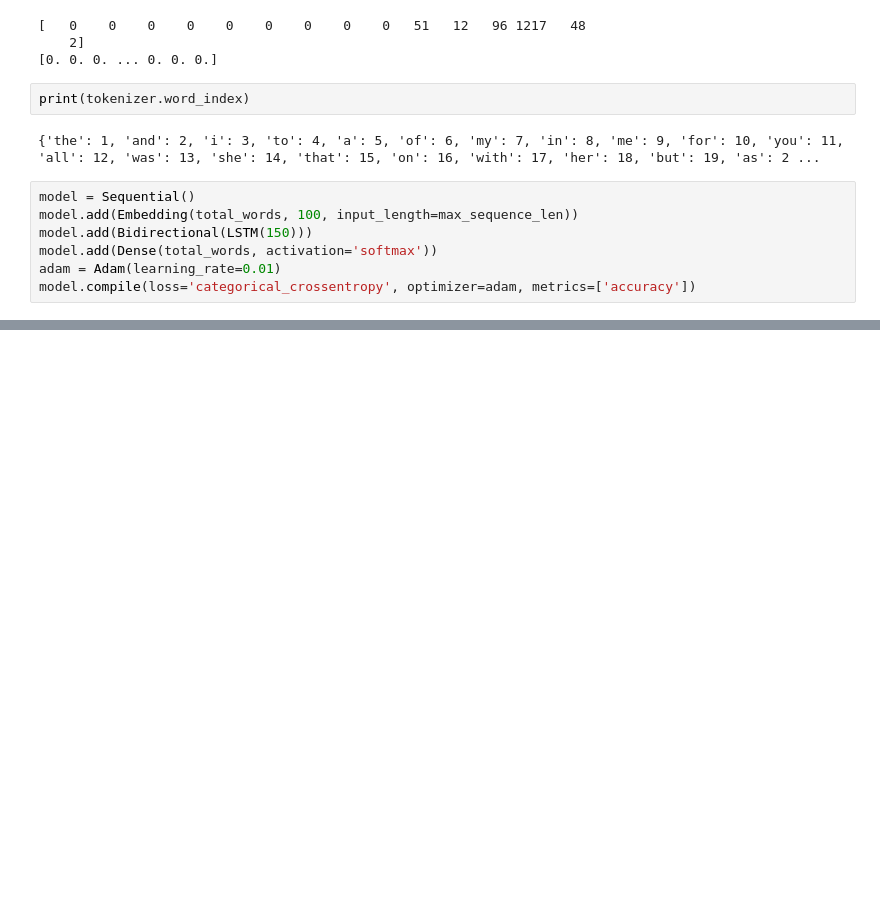
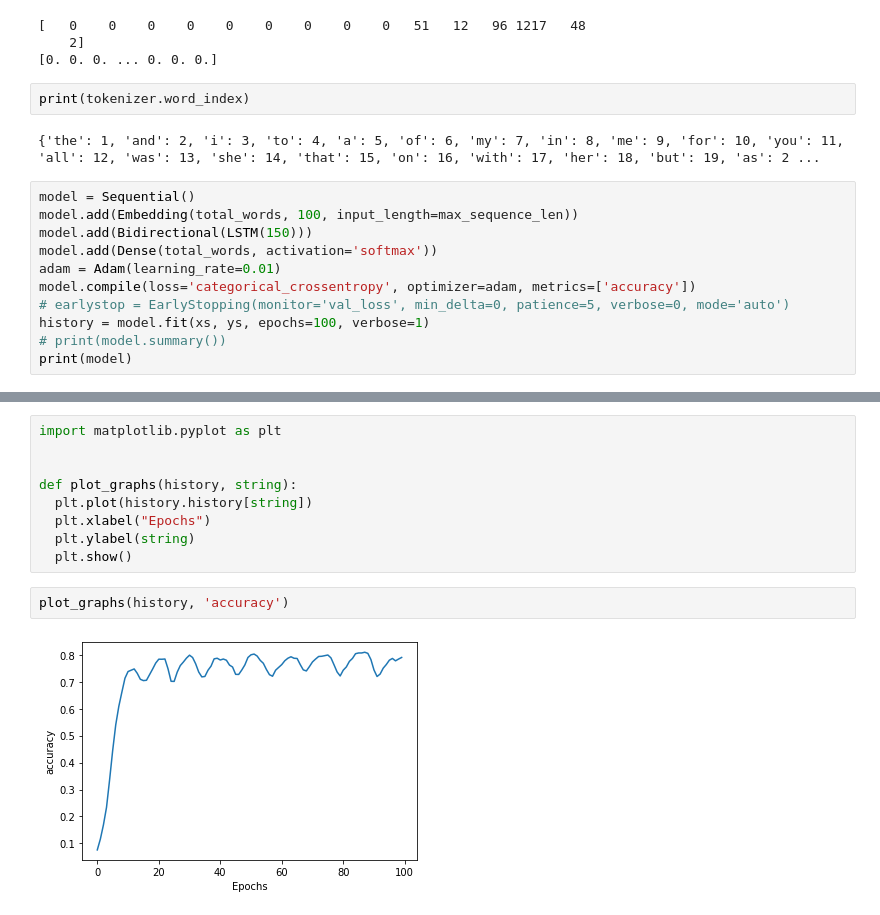
Before and after one commit to zfukuoka/Copying_a_sutra, a Jupyter notebook: ml_zero_to_hero/nlp_zero_to_hero_part4.ipynb, the cells around one changed output, grey strips where cells are left out. Cells and saved outputs as stored; diff of their text form; blank space fills up the shorter version.

```diff
--- a/ml_zero_to_hero/nlp_zero_to_hero_part4.ipynb
+++ b/ml_zero_to_hero/nlp_zero_to_hero_part4.ipynb
@@ -107,3 +107,7 @@ model.add(Bidirectional(LSTM(150)))
 model.add(Dense(total_words, activation='softmax'))
 adam = Adam(learning_rate=0.01)
 model.compile(loss='categorical_crossentropy', optimizer=adam, metrics=['accuracy'])
+# earlystop = EarlyStopping(monitor='val_loss', min_delta=0, patience=5, verbose=0, mode='auto')
+history = model.fit(xs, ys, epochs=100, verbose=1)
+# print(model.summary())
+print(model)
@@ -109,0 +132,13 @@ model.compile(loss='categorical_crossentropy', optimizer=adam, metrics=['accurac
+# %%
+import matplotlib.pyplot as plt
+
+
+def plot_graphs(history, string):
+  plt.plot(history.history[string])
+  plt.xlabel("Epochs")
+  plt.ylabel(string)
+  plt.show()
+# %%
+plot_graphs(history, 'accuracy')
+# %% [output]
+[figure, added]
```
Also changed, not shown: parts of 3 cells of this notebook.
